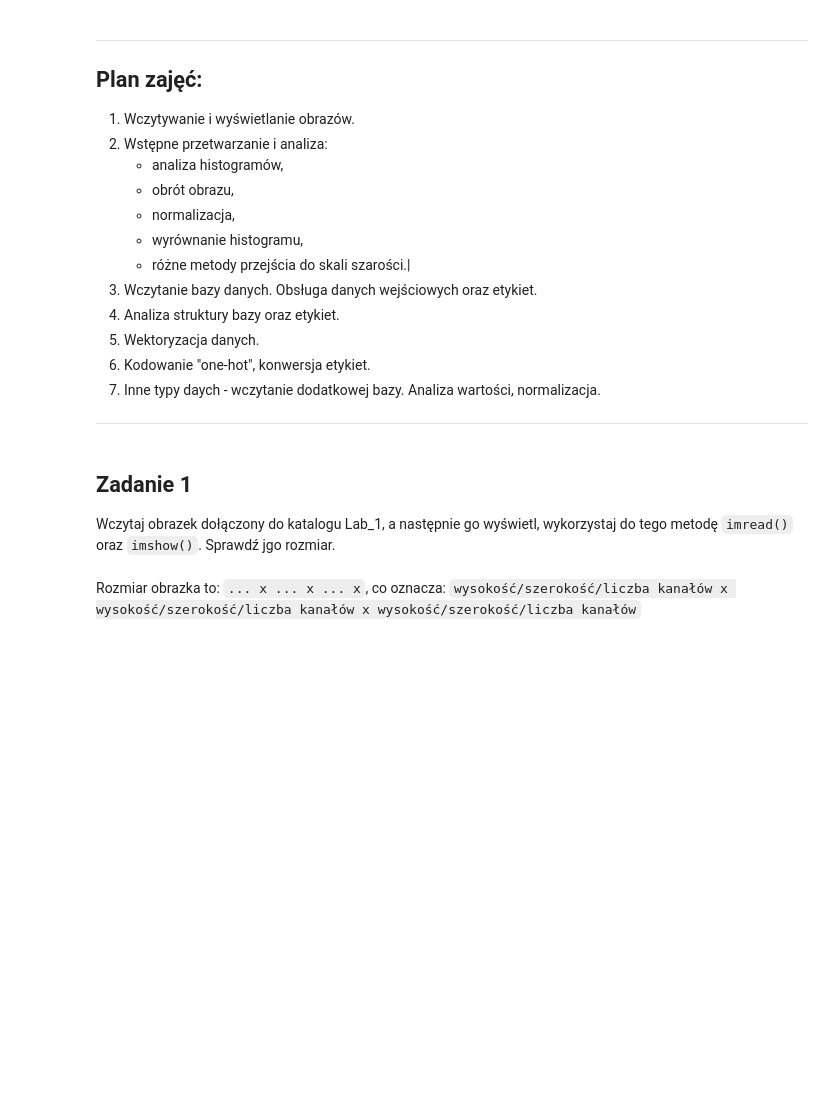
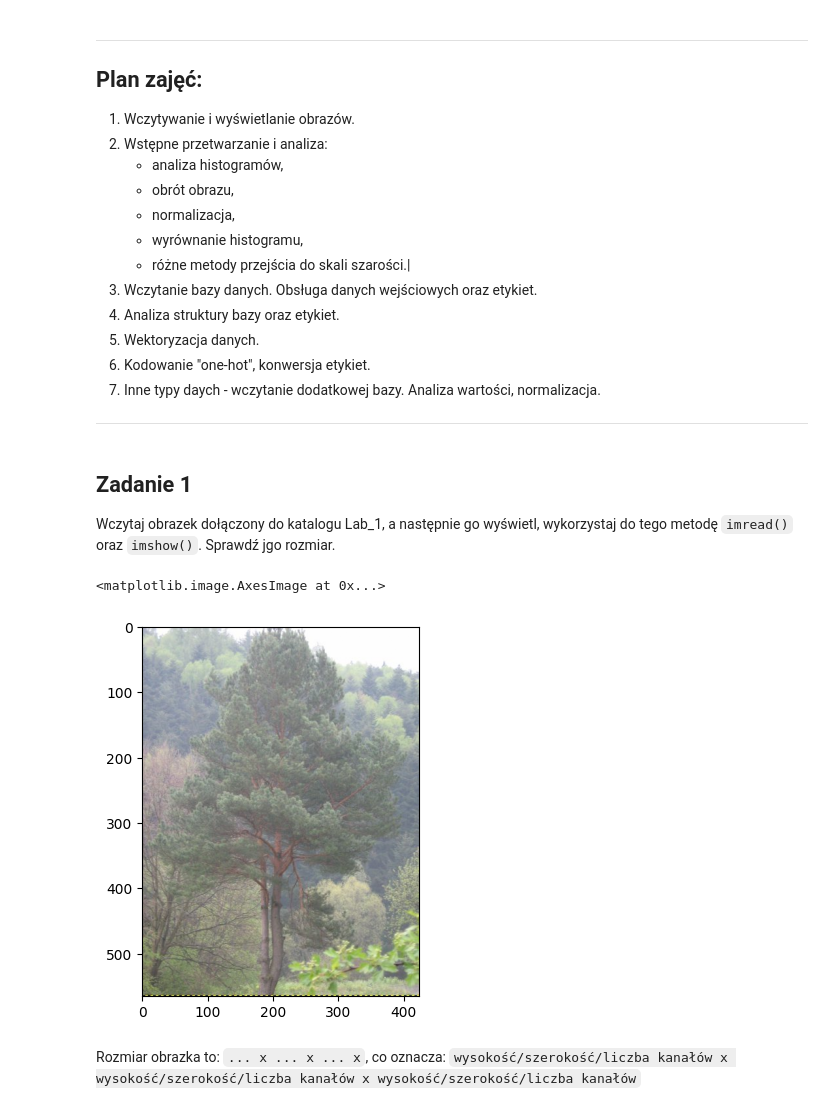
Before and after one commit to Krystian-Matusiak/MACHINE_LEARNING_METHODS, a Jupyter notebook: PWR_AI_NN_LABS/LAB_2/Lab1.ipynb, the cells around one changed output. Drawn from its saved outputs; the diff is of its cells as text; code cells hidden in the pictures; blank space fills up the shorter version.

```diff
--- a/PWR_AI_NN_LABS/LAB_2/Lab1.ipynb
+++ b/PWR_AI_NN_LABS/LAB_2/Lab1.ipynb
@@ -31,7 +31,13 @@ Wczytaj obrazek dołączony do katalogu Lab_1, a następnie go wyświetl, wykorz
 # %%
 import matplotlib.pyplot as plt
 import matplotlib.image as mpimg
 import numpy as np
+
+img = mpimg.imread("./drzewo.png")
+plt.imshow(img)
+# %% [output]
+<matplotlib.image.AxesImage at 0x...>
+[figure, added]
 # %% [markdown]
 Rozmiar obrazka to: `... x ... x ... x`, co oznacza:  `wysokość/szerokość/liczba kanałów x wysokość/szerokość/liczba kanałów x wysokość/szerokość/liczba kanałów`
 # %% [markdown]
```
Also changed, not shown: parts of 9 cells of this notebook, 1 other file.
